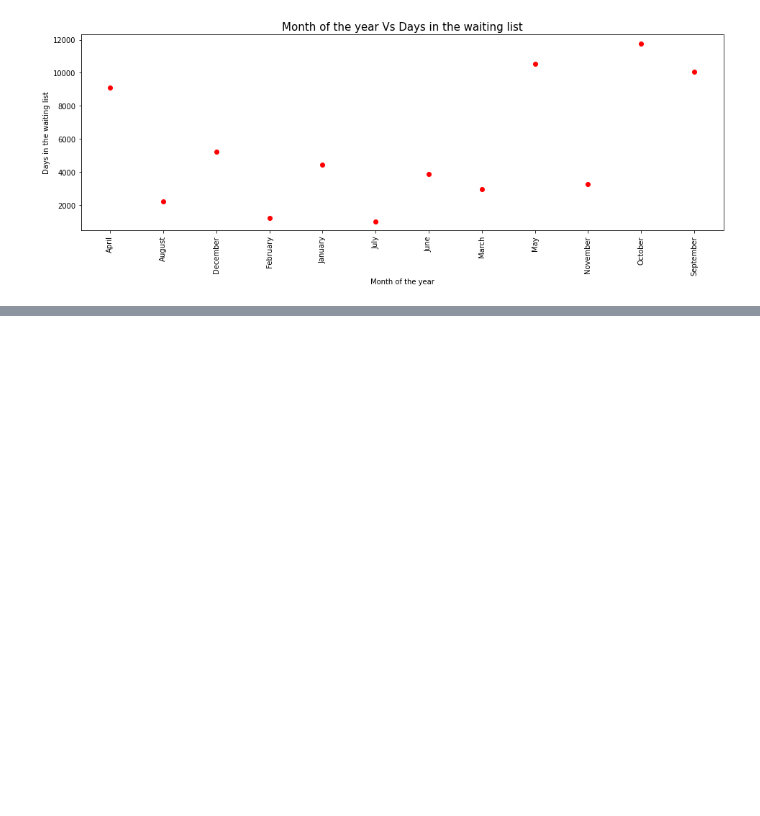
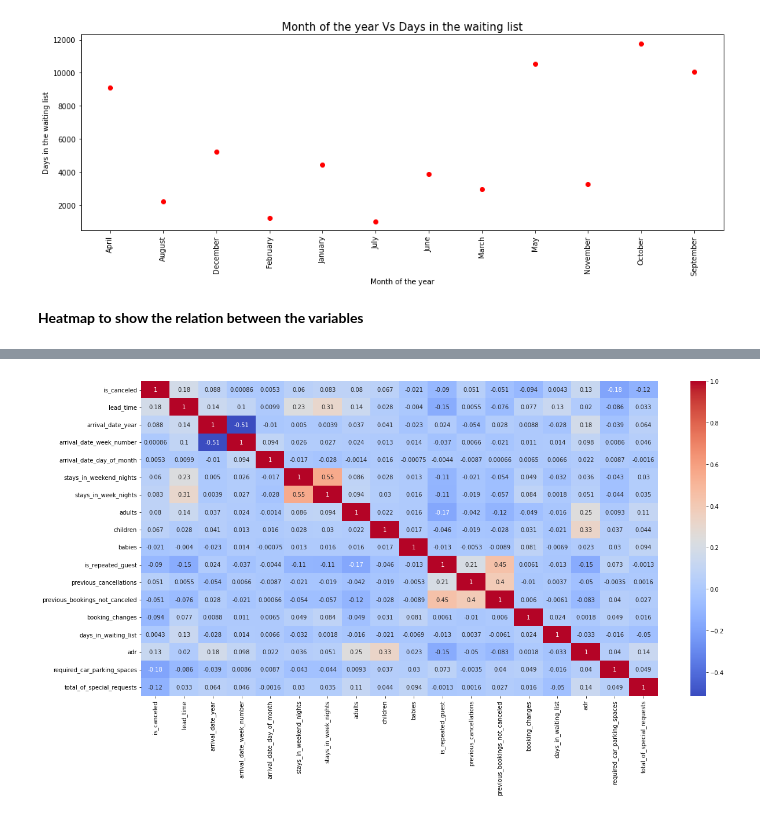
Before and after one commit to kishorpatil03/Hotel-Booking-Analysis, a Jupyter notebook: Hotel_Booking_Analysis_Capstone_Project.ipynb, the cells around one changed output, grey strips where cells are left out. Drawn from its saved outputs; the diff is of its cells as text; code cells hidden in the pictures; blank space fills up the shorter version.

```diff
--- a/Hotel_Booking_Analysis_Capstone_Project.ipynb
+++ b/Hotel_Booking_Analysis_Capstone_Project.ipynb
@@ -412,3 +412,11 @@ plt.ylabel('Days in the waiting list')
 plt.show()
 # %% [output]
 [figure]
+# %% [markdown]
+**Heatmap to show the relation between the variables**
+# %%
+plt.figure(figsize=(20,10))
+c=df.corr()
+sns.heatmap(c,cmap='coolwarm', annot=True)
+c
+# %% [output]
@@ -414,0 +440 @@ plt.show()
+[figure, added]
```
Also changed, not shown: parts of 3 cells of this notebook.
